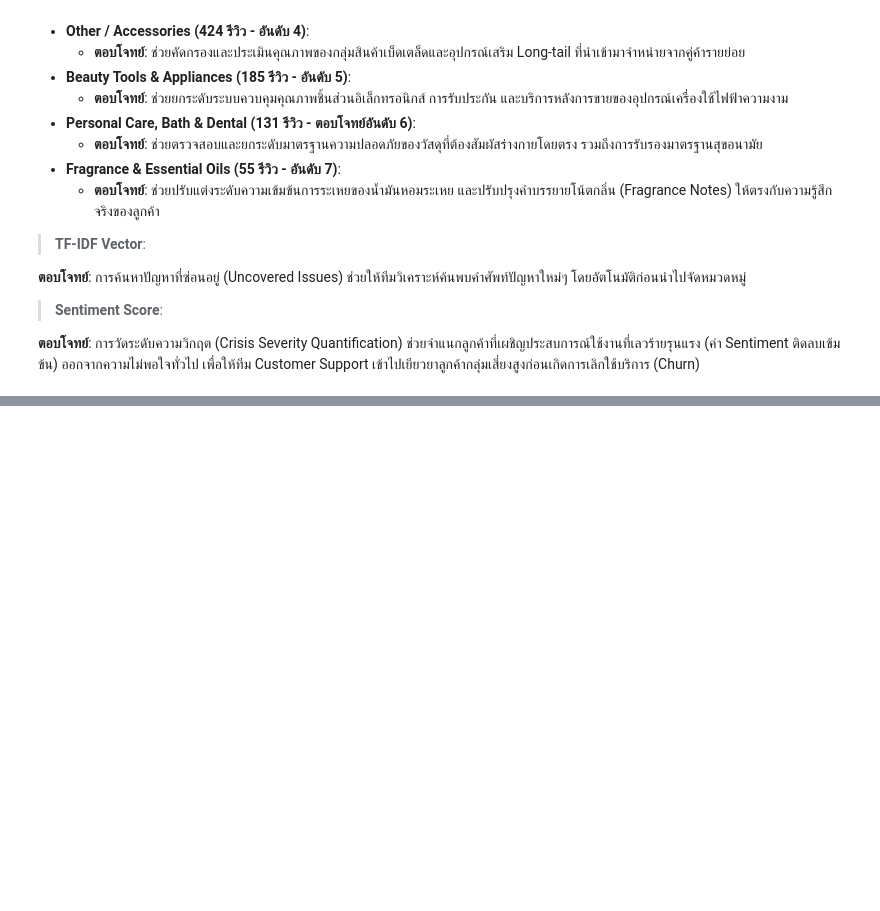
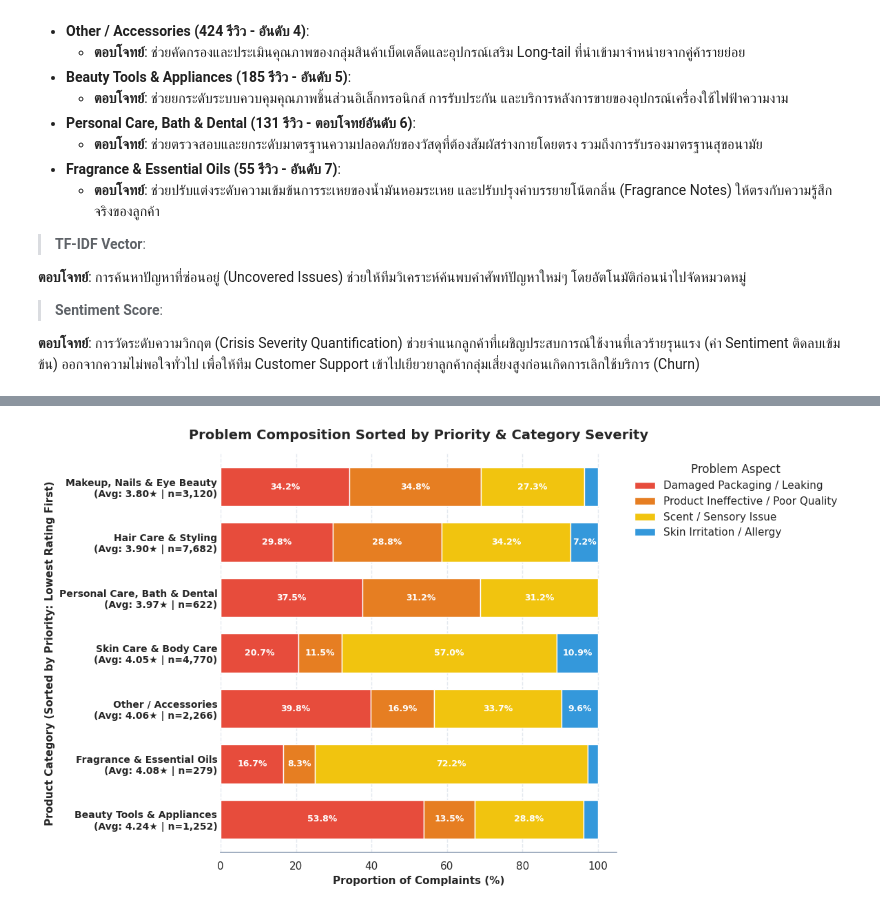
Before and after one commit to Supieiei/Project1_Group7, a Jupyter notebook: Project1_Group7.ipynb, the cells around one changed output, grey strips where cells are left out. Saved outputs shown, nothing was run; the diff lists cells and outputs as text; code cells hidden in the pictures; blank space fills up the shorter version.

```diff
--- a/Project1_Group7.ipynb
+++ b/Project1_Group7.ipynb
@@ -670,0 +872,79 @@ plt.show()
+# %%
+# 1. คำนวณหาหมวดที่มีปริมาณปัญหาเยอะที่สุด หรือคะแนนดาวต่ำที่สุดเพื่อใช้เรียงลำดับ (Sorting)
+cat_order = (
+    df_merged.groupby("product_category").agg(
+        avg_rating=("rating", "mean"),
+        total_n=("rating", "count"),).sort_values(
+        by=["avg_rating", "total_n"], ascending=[True, False]).index)
+
+# 2. เตรียมข้อมูล Cross-tabulation
+df_neg = df_merged[df_merged["is_negative"] == 1]
+
+cols = {}
+for aspect, pattern in aspect_patterns.items():
+    hit = df_neg["clean_text"].str.contains(pattern, regex=True, na=False)
+    cols[aspect] = df_neg[hit].groupby("product_category").size()
+
+cat_aspect_matrix = pd.DataFrame(cols).fillna(0).astype(int)
+ct_percentages = cat_aspect_matrix.div(cat_aspect_matrix.sum(axis=1), axis=0).mul(100)
+ct = ct_percentages.reindex(cat_order).fillna(0)
+
+# 3. วาดกราฟ
+fig, ax = plt.subplots(figsize=(12, 7))
+colors = ["#e74c3c", "#e67e22", "#f1c40f", "#3498db"]
+
+# สร้าง Label บนแกน Y ใหม่ที่มีทั้ง ชื่อหมวด + คะแนนดาว + จำนวน n
+yticklabels = []
+for cat in ct.index:
+    sub = df_merged[df_merged["product_category"] == cat]
+    avg_r = sub["rating"].mean()
+    n_val = len(sub)
+    yticklabels.append(f"{cat}\n(Avg: {avg_r:.2f}★ | n={n_val:,})")
+
+ct.plot(kind="barh", stacked=True, color=colors, ax=ax, width=0.7,
+        edgecolor="white", linewidth=1.0)
+
+ax.set_yticklabels(yticklabels, fontsize=10, fontweight="bold")
+ax.set_xlabel("Proportion of Complaints (%)", fontsize=11, fontweight="bold")
+ax.set_ylabel(
+    "Product Category (Sorted by Priority: Lowest Rating First)",
+    fontsize=11,
+    fontweight="bold",)
+ax.set_title(
+    "Problem Composition Sorted by Priority & Category Severity",
+    fontsize=14,
+    fontweight="bold",
+    pad=15,)
+ax.legend(title="Problem Aspect", bbox_to_anchor=(1.02, 1),
+          loc="upper left", frameon=False)
+
+# ใส่ตัวเลข % กำกับในแท่งกราฟ
+for p in ax.patches:
+    width, height = p.get_width(), p.get_height()
+    if width > 5:  # แสดงเฉพาะช่องที่กว้างกว่า 5%
+        x, y = p.get_xy()
+        ax.text(
+            x + width / 2,
+            y + height / 2,
+            f"{width:.1f}%",
+            ha="center",
+            va="center",
+            color="white",
+            fontweight="bold",
+            fontsize=9,)
+
+# 4. ปรับสไตล์: ซ่อนกรอบสีดำ + ให้หมวดดาวต่ำสุดอยู่บนสุด
+for spine in ["top", "right", "left"]:
+    ax.spines[spine].set_visible(False)
+ax.spines["bottom"].set_color("#94a3b8")
+
+ax.xaxis.grid(True, linestyle="--", alpha=0.5, color="#cbd5e1")
+ax.yaxis.grid(False)
+ax.set_axisbelow(True)
+ax.tick_params(axis="y", length=0)   # ซ่อนขีดเล็กๆ ที่แกน y
+ax.invert_yaxis()                    # ให้ Lowest Rating First อยู่บนสุดจริง
+
+plt.tight_layout()
+plt.show()
+# %% [output]
+[figure, added]
```
Also changed, not shown: parts of 4 cells of this notebook.
